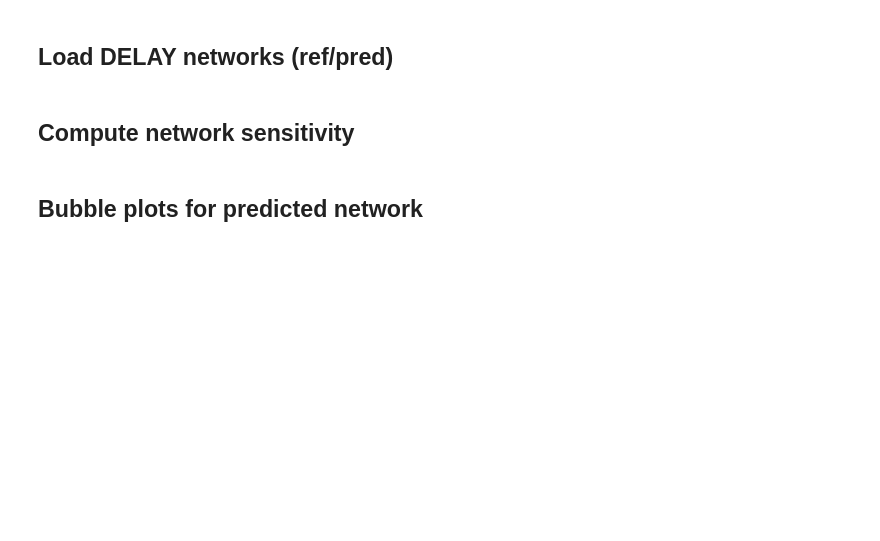
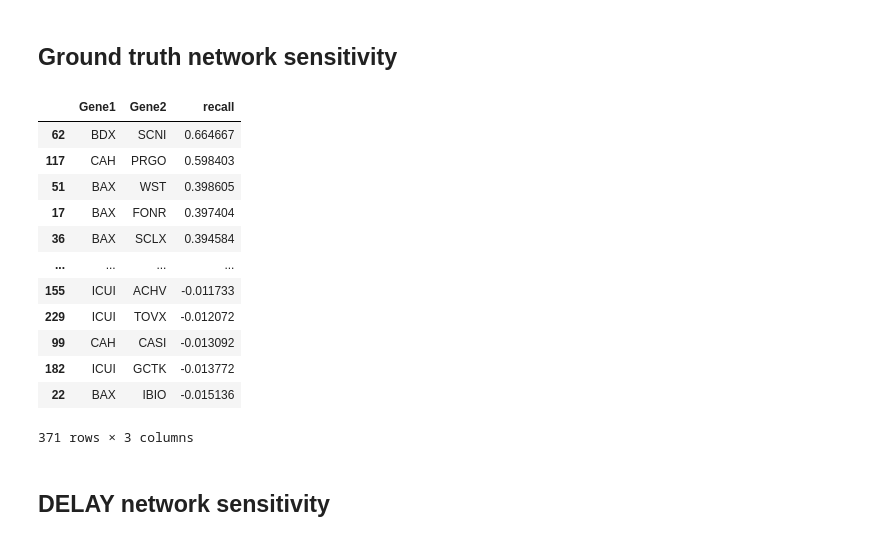
Before and after one commit to calebclayreagor/DELAY-finance, a Jupyter notebook: notebooks/evaluate-predicted-network.ipynb, the cells around one changed output. Cells and saved outputs as stored; diff of their text form; code cells hidden in the pictures; blank space fills up the shorter version.

Commit message:
DELAY network volatility prediction

```diff
--- a/notebooks/evaluate-predicted-network.ipynb
+++ b/notebooks/evaluate-predicted-network.ipynb
@@ -3,30 +3,41 @@ import os, sys
 sys.path.append('..')
 import numpy as np
 import pandas as pd
-# import networkx as nx
+import seaborn as sns
 import matplotlib.pyplot as plt
-from utils.evaluate import get_sensitivity
-# from utils.plot import BubblePlot
-outdir = os.path.join('..', 'figures')
+from utils.evaluate import get_edges_sensitivity
+resdir = os.path.join('..', 'DELAY', 'recalls-spillover-data')
+datadir = os.path.join('..', 'stock-market-dataset')
+fn_events = os.path.join(datadir, 'health_stocks_events.csv')
+events = pd.read_csv(fn_events, index_col = 0, parse_dates = True).abs()
+window = pd.Timedelta(days = 7)
-# %% [markdown]
-## Load DELAY networks (ref/pred)
-# %%
-datadir = os.path.join('..', 'DELAY', 'recalls-spillover-data')
-hubs = pd.read_csv(os.path.join(datadir, 'hubsTop1000.csv'), index_col = 0)
-A_pred = pd.read_csv(os.path.join(datadir, 'networkTop1000.csv'), index_col = 0)
-edges_ref = pd.read_csv(os.path.join(datadir, 'refNetwork.csv'))
-hubs.index = hubs.index.str.upper()
-A_pred.index = A_pred.index.str.upper()
-A_pred.columns = A_pred.columns.str.upper()
-A_ref = pd.DataFrame(0, index = A_pred.index, columns = A_pred.columns)
-for ix in edges_ref.index:
-    A_ref.loc[edges_ref.Gene1.loc[ix], edges_ref.Gene2.loc[ix]] = 1
-hubs['Indegree'] = A_pred.sum(0)
-cols = hubs.sum(1) > 0
-A_pred = A_pred.loc[cols, cols]
-A_ref = A_ref.loc[cols, cols]
-for ix in A_pred.index:
-    A_pred.loc[ix, ix] = 0
-    A_ref.loc[ix, ix] = 0
+# %% [markdown]
+## Ground truth network sensitivity
+# %%
+edges_ref = pd.read_csv(os.path.join(resdir, 'refNetwork.csv'))
+edges_ref['value'] = 1; ix = edges_ref.Gene2.sort_values().unique()
+edges_ref = (edges_ref
+             .pivot_table(index = 'Gene1', columns = 'Gene2', values = 'value', fill_value = 0)
+             .reindex(index = ix, columns = ix, fill_value = 0)
+             .pipe(get_edges_sensitivity, events = events, window = window)
+             .stack().rename('recall').reset_index()
+             .pipe(pd.merge, right = edges_ref, on = ['Gene1', 'Gene2'])
+             .pipe(lambda df: df.loc[df.Gene1 != df.Gene2, ['Gene1', 'Gene2', 'recall']])
+             .sort_values('recall', ascending = False))
+edges_ref
+# %% [output]
+|  | Gene1 | Gene2 | recall |
+| 62 | BDX | SCNI | 0.664667 |
+| 117 | CAH | PRGO | 0.598403 |
+| 51 | BAX | WST | 0.398605 |
+| 17 | BAX | FONR | 0.397404 |
+| 36 | BAX | SCLX | 0.394584 |
+| ... | ... | ... | ... |
+| 155 | ICUI | ACHV | -0.011733 |
+| 229 | ICUI | TOVX | -0.012072 |
+| 99 | CAH | CASI | -0.013092 |
+| 182 | ICUI | GCTK | -0.013772 |
+| 22 | BAX | IBIO | -0.015136 |
+371 rows × 3 columns
 # %% [markdown]
-## Compute network sensitivity
+## DELAY network sensitivity
@@ -91,2 +43,0 @@ hubs.sort_values('sensitivity', ascending = False).head(20)
-# %% [markdown]
-## Bubble plots for predicted network
```
Also changed, not shown: parts of 15 cells of this notebook, 2 other files.
